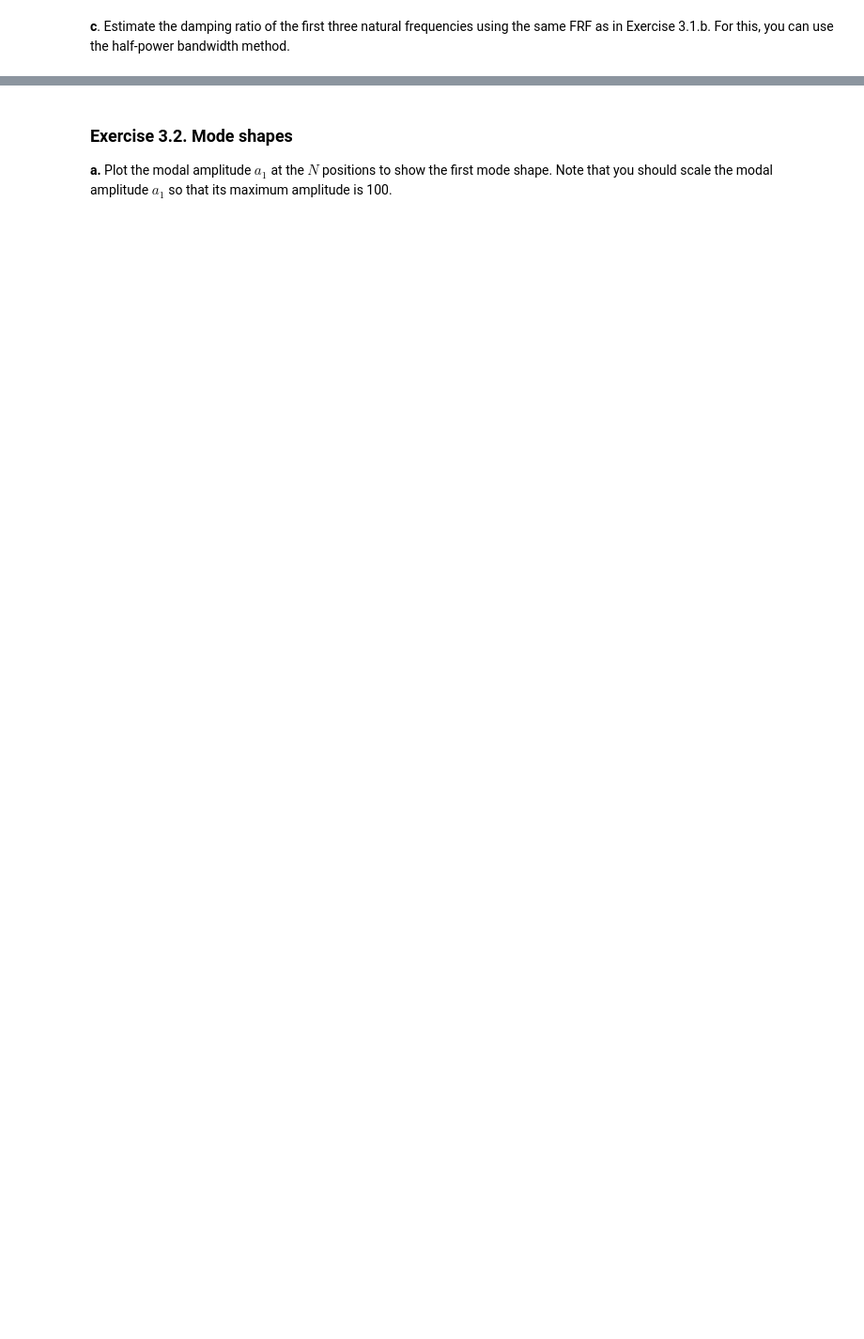
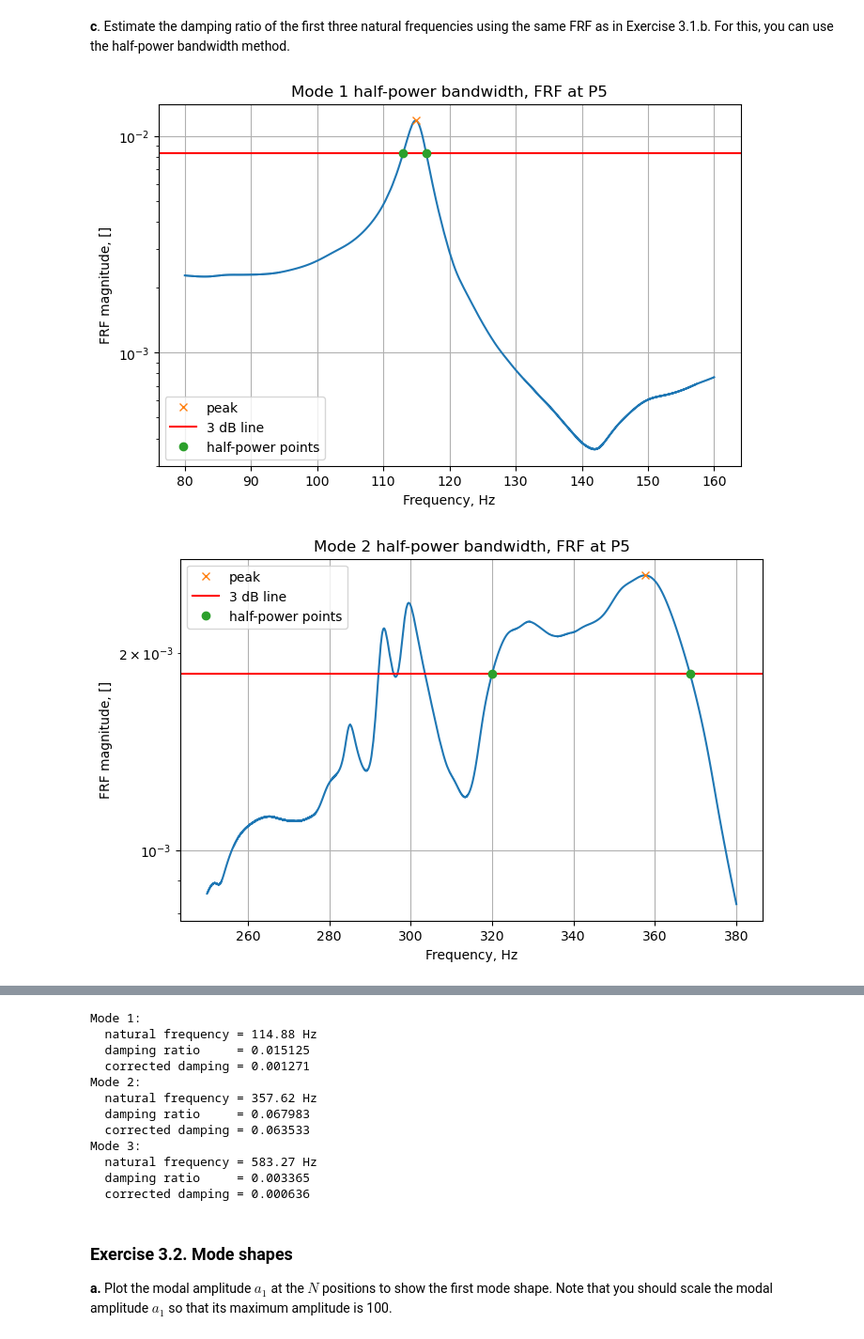
Before and after one commit to josems06-crypto/CIEM5110-U3-lab_assignment_2026, a Jupyter notebook: CIEM5110_U3_lab_assignment_template_for_report_2026.ipynb, the cells around one changed output, grey strips where cells are left out. Shown at 94% size. Cells and saved outputs as stored; diff of their text form; code cells hidden in the pictures; blank space fills up the shorter version.

```diff
--- a/CIEM5110_U3_lab_assignment_template_for_report_2026.ipynb
+++ b/CIEM5110_U3_lab_assignment_template_for_report_2026.ipynb
@@ -703,2 +864,68 @@ The first three natural frequencies are 13.375 Hz, 13.425 Hz, 13.4625 Hz.
 # %% [markdown]
 **c**. Estimate the damping ratio of the first three natural frequencies using the same FRF as in Exercise 3.1.b. For this, you can use the half-power bandwidth method.
+# %%
+# Choose one FRF from 3.1a
+frf_idx = 5                 # example: P5
+frf = np.abs(frfs[frf_idx])
+
+# Frequency bands for the first three bending modes
+bands = [(80, 160), (250, 380), (550, 750)]
+
+damping_ratios = []
+damping_ratios_corrected = []
+natural_freqs = []
+
+for i, (fmin, fmax) in enumerate(bands, start=1):
+    # Restrict to one mode band
+    mask = (fxx >= fmin) & (fxx <= fmax)
+    f_band = fxx[mask]
+    frf_band = frf[mask]
+
+    # Peak in this band
+    peak_local = np.argmax(frf_band)
+    f_r = f_band[peak_local]
+    natural_freqs.append(f_r)
+
+    # 3 dB level
+    peak_3db = frf_band[peak_local] / np.sqrt(2)
+
+    # Same idea as example: difference to half-power line
+    diff_3db = -np.abs(frf_band - peak_3db)
+
+    # Left and right half-power points
+    left_idx = np.argmax(diff_3db[:peak_local])
+    right_idx = peak_local + 1 + np.argmax(diff_3db[peak_local + 1:])
+
+    f_1 = f_band[left_idx]
+    f_2 = f_band[right_idx]
+    delta_f = f_2 - f_1
+
+    # Damping ratio
+    zeta = delta_f / (2 * f_r)
+    zeta_c = zeta - beta / (2 * np.pi * f_r)
+
+    damping_ratios.append(zeta)
+    damping_ratios_corrected.append(zeta_c)
+
+    # Plot for this mode
+    plt.figure(figsize=(8, 5))
+    plt.semilogy(f_band, frf_band)
+    plt.plot(f_r, frf_band[peak_local], "x", label='peak')
+    plt.axhline(y=peak_3db, color='r', linestyle='-', label='3 dB line')
+    plt.plot([f_1, f_2], [frf_band[left_idx], frf_band[right_idx]], "o", label='half-power points')
+    plt.xlabel('Frequency, Hz')
+    plt.ylabel('FRF magnitude, []')
+    plt.title(f'Mode {i} half-power bandwidth, FRF at P{frf_idx}')
+    plt.legend()
+    plt.grid(True)
+    plt.show()
+
+# Print results
+for i in range(3):
+    print(f"Mode {i+1}:")
+    print(f"  natural frequency = {natural_freqs[i]:.2f} Hz")
+    print(f"  damping ratio     = {damping_ratios[i]:.6f}")
+    print(f"  corrected damping = {damping_ratios_corrected[i]:.6f}")
+# %% [output]
+[figure, added]
+[figure, added]
@@ -705,3 +933,15 @@ The first three natural frequencies are 13.375 Hz, 13.425 Hz, 13.4625 Hz.
+Mode 1:
+  natural frequency = 114.88 Hz
+  damping ratio     = 0.015125
+  corrected damping = 0.001271
+Mode 2:
+  natural frequency = 357.62 Hz
+  damping ratio     = 0.067983
+  corrected damping = 0.063533
+Mode 3:
+  natural frequency = 583.27 Hz
+  damping ratio     = 0.003365
+  corrected damping = 0.000636
 # %% [markdown]
 ### Exercise 3.2. Mode shapes
 
```
Also changed, not shown: parts of 25 cells of this notebook.
